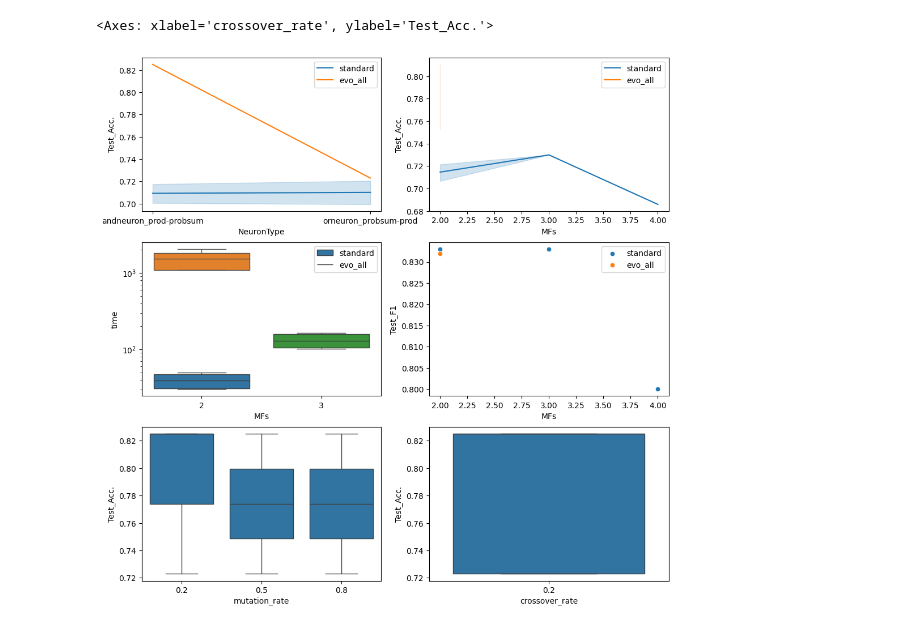
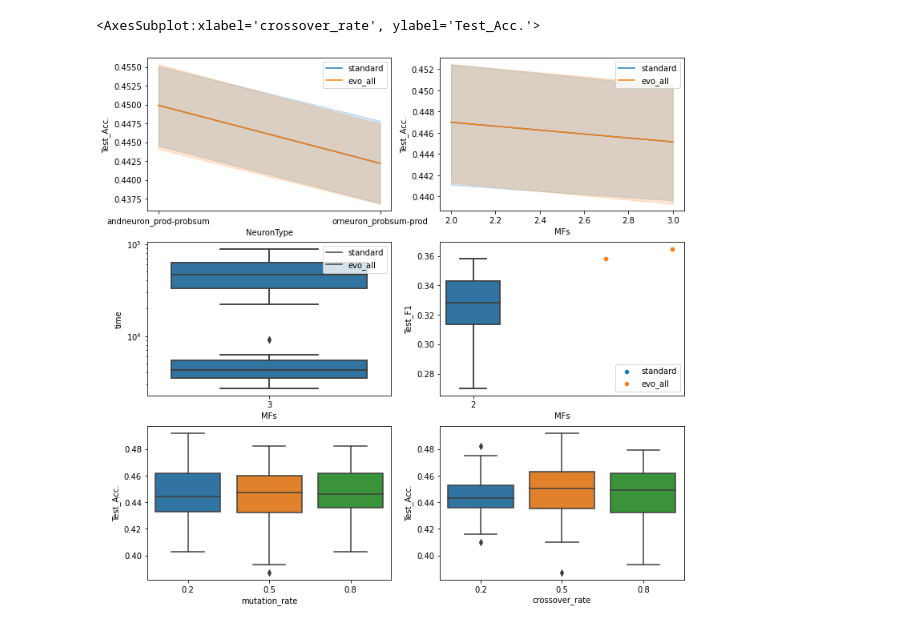
Before and after one commit to IDA-FBK/NeuroFuzzyProject, a Jupyter notebook: show_results.ipynb, the cells around one changed output. Saved outputs shown, nothing was run; the diff lists cells and outputs as text; code cells hidden in the pictures.

Commit message:
upload of old results

```diff
--- a/show_results.ipynb
+++ b/show_results.ipynb
@@ -7,8 +7,8 @@ import os
 
 dataset = "sepsis"
 
-experiment_path_standard = "experiments/results/sepsis/spesis_standard"
-experiment_path_evo_all = "experiments/results/sepsis/spesis_evo_fast_custom_fitness"
+experiment_path_standard = "experiments/results"
+experiment_path_evo_all = "experiments/results"
 # %%
 #Join all the dataframes
 n_core = os.cpu_count() #Da sostituire con il numero di core usato
@@ -40,35 +40,35 @@ sns.lineplot(data=global_results_evo_all, x="NeuronType", y="Test_Acc.", label="
 
 sns.lineplot(data=global_results_standard, x="MFs", y="Test_Acc.", label="standard", ax=axs[0,1], markers="o")
 sns.lineplot(data=global_results_evo_all, x="MFs", y="Test_Acc.", label="evo_all", ax=axs[0,1], markers="o")
 # sns.lineplot(data=global_results_evo_partial, x="MFs", y="Test_Acc.", label="evo_partial", ax=axs[0,1], markers="o")
 
 
 sns.boxplot(data=global_results_standard[global_results_standard["MFs"]==2], x="MFs", y="time", ax=axs[1,0])
 sns.boxplot(data=global_results_evo_all[global_results_evo_all["MFs"]==2], x="MFs", y="time",  ax=axs[1,0])
 axs[1,0].legend(["standard", "evo_all"])
 axs[1,0].set_yscale("log")
 
 sns.boxplot(data=global_results_standard[global_results_standard["MFs"]==3], x="MFs", y="time", ax=axs[1,0])
 sns.boxplot(data=global_results_evo_all[global_results_evo_all["MFs"]==3], x="MFs", y="time",  ax=axs[1,0])
 axs[1,0].legend(["standard", "evo_all"])
 axs[1,0].set_yscale("log")
 
 
-#sns.boxplot(data=global_results_standard[global_results_standard["MFs"]==2], x="MFs", y="Test_F1", ax=axs[1,1])
-#sns.boxplot(data=global_results_evo_all[global_results_evo_all["MFs"]==2], x="MFs", y="Test_F1", ax=axs[1,1])
+# sns.boxplot(data=global_results_standard[global_results_standard["MFs"]==2], x="MFs", y="Test_F1", ax=axs[1,1])
+# sns.boxplot(data=global_results_evo_all[global_results_evo_all["MFs"]==2], x="MFs", y="Test_F1", ax=axs[1,1])
 
 #Get the best results on the validation set
 best_standard = global_results_standard.loc[global_results_standard.groupby("MFs")["Test_F1"].idxmax()]
-best_evo_all = global_results_evo_all.loc[global_results_evo_all.groupby("MFs")["Dev_F1"].idxmax()]
+best_evo_all = global_results_evo_all.loc[global_results_evo_all.groupby("MFs")["Test_F1"].idxmax()]
 sns.scatterplot(data=best_standard, x="MFs", y="Test_F1", label="standard", ax=axs[1,1], markers="o")
 sns.scatterplot(data=best_evo_all, x="MFs", y="Test_F1", label="evo_all", ax=axs[1,1], markers="o")
 
 
 sns.boxplot(data=global_results_evo_all, x="mutation_rate", y="Test_Acc.", ax=axs[2,0])
 
 
 
 sns.boxplot(data=global_results_evo_all, x="crossover_rate", y="Test_Acc.", ax=axs[2,1])
 # %% [output]
-<Axes: xlabel='crossover_rate', ylabel='Test_Acc.'>
+<AxesSubplot:xlabel='crossover_rate', ylabel='Test_Acc.'>
-[figure, old version]
+[figure, new version]
```
Also changed, not shown: parts of 1 cell of this notebook, 5 other files.
